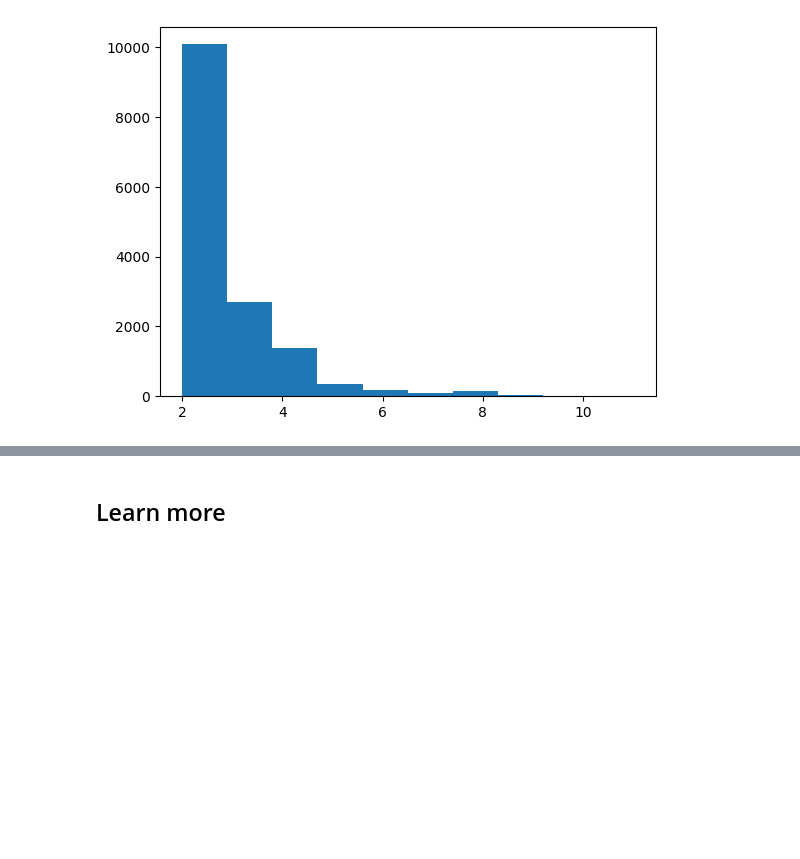
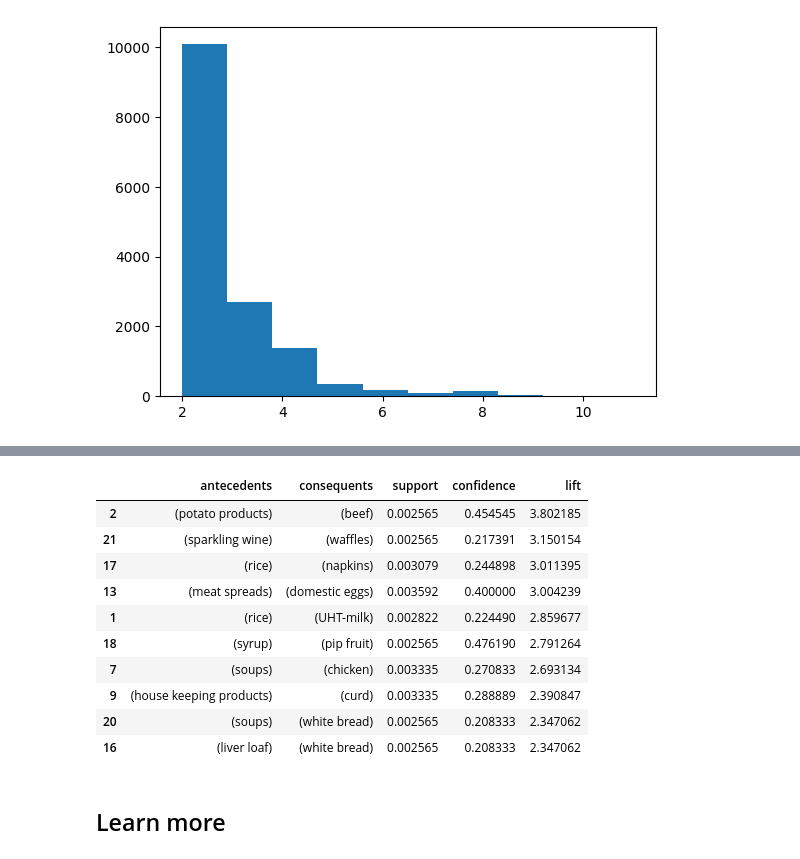
Before and after one commit to Propsi4/Amazinum, a Jupyter notebook: Homeworks/pca_apriori/lesson_16_part_2_apriori.ipynb, the cells around one changed output, grey strips where cells are left out. Drawn from its saved outputs; the diff is of its cells as text; code cells hidden in the pictures; blank space fills up the shorter version.

```diff
--- a/Homeworks/pca_apriori/lesson_16_part_2_apriori.ipynb
+++ b/Homeworks/pca_apriori/lesson_16_part_2_apriori.ipynb
@@ -454,4 +432,0 @@ len trans_splitted 38765
-# %%
-print("Most popular items to buy together:")
-for rule in rules_am:
-    print(" ",", ".join(list(rule.items)))
@@ -468,0 +433,6 @@ Most popular items to buy together:
+# %%
+cust_level = df[["Member_number", "itemDescription"]].sort_values(by = "Member_number", ascending = False)
+cust_level['itemDescription'] = cust_level['itemDescription'].str.strip()
+
+transactions = [a[1]['itemDescription'].tolist() for a in list(cust_level.groupby(['Member_number']))]
+transactions[:5]
@@ -469,3 +457,31 @@ Most popular items to buy together:
+# %%
+rules = list(apriori(transactions = transactions, min_support = 0.0025, min_confidence = 0.2, min_lift = 2, min_length = 2, max_length = 2))
+# %%
+def make_rule_df(rules):
+    rules_rhs = []
+    for rule in rules:
+        rules_rhs.append({'antecedents': rule.ordered_statistics[0].items_base,
+                          'consequents': rule.ordered_statistics[0].items_add,
+                          'support': rule.support,
+                          'confidence': rule.ordered_statistics[0].confidence,
+                          'lift': rule.ordered_statistics[0].lift})
+    return pd.DataFrame(rules_rhs, columns = ['antecedents', 'consequents', 'support', 'confidence', 'lift']).sort_values(by='lift', ascending=False)
+
+rules_df = make_rule_df(rules)
+# Top 10 rules
+rules_df.head(10)
+# %% [output]
+|  | antecedents | consequents | support | confidence | lift |
+| 2 | (potato products) | (beef) | 0.002565 | 0.454545 | 3.802185 |
+| 21 | (sparkling wine) | (waffles) | 0.002565 | 0.217391 | 3.150154 |
+| 17 | (rice) | (napkins) | 0.003079 | 0.244898 | 3.011395 |
+| 13 | (meat spreads) | (domestic eggs) | 0.003592 | 0.400000 | 3.004239 |
+| 1 | (rice) | (UHT-milk) | 0.002822 | 0.224490 | 2.859677 |
+| 18 | (syrup) | (pip fruit) | 0.002565 | 0.476190 | 2.791264 |
+| 7 | (soups) | (chicken) | 0.003335 | 0.270833 | 2.693134 |
+| 9 | (house keeping products) | (curd) | 0.003335 | 0.288889 | 2.390847 |
+| 20 | (soups) | (white bread) | 0.002565 | 0.208333 | 2.347062 |
+| 16 | (liver loaf) | (white bread) | 0.002565 | 0.208333 | 2.347062 |
 # %% [markdown]
 ## Learn more
 # %% [markdown]
```
Also changed, not shown: parts of 9 cells of this notebook.
